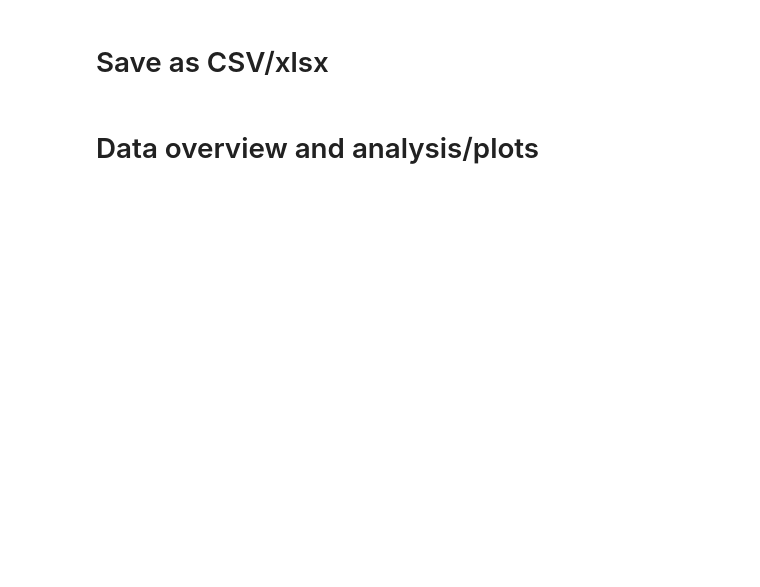
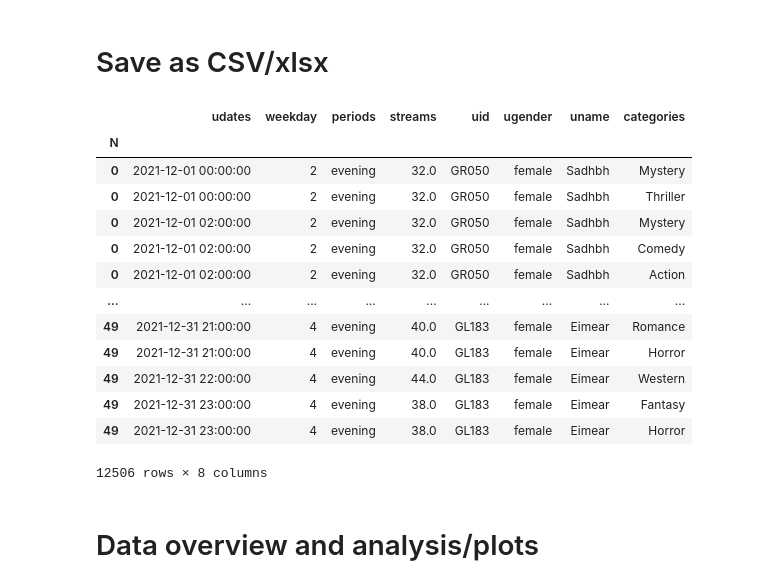
Before and after one commit to Mantvydas-data/Programming-for-DA-2021-Proj, a Jupyter notebook: project.ipynb, the cells around one changed output. Drawn from its saved outputs; the diff is of its cells as text; code cells hidden in the pictures; blank space fills up the shorter version.

Commit message:
Data joined and movie category added

```diff
--- a/project.ipynb
+++ b/project.ipynb
@@ -369,0 +374,4 @@ Data will be joined together indexing one of data variables, data neds to be mel
+# %%
+# Selecting N value for each observation that will be used as index to join data
+fulldf['N']= rng.choice(df2['N'],size=(len(fulldf)))
+fulldf
@@ -369,0 +392,7 @@ Data will be joined together indexing one of data variables, data neds to be mel
+# %%
+# Setting 'N' (numner of users) as index for both dataframes
+df2.set_index('N', inplace=True)
+fulldf.set_index('N', inplace=True)
+# %%
+# Joining df2 to fulldf
+fulldf = fulldf.join(df2)
@@ -370,3 +403,8 @@ Data will be joined together indexing one of data variables, data neds to be mel
+# %%
+# Setting available movie/TV series categories
+categories = ['Action', 'Comedy', 'Drama', 'Fantasy', 'Horror', 'Mystery', 'Romance', 'Thriller', 'Western']
+
+fulldf['categories'] = rng.choice(categories,size=(len(fulldf)))
 # %% [markdown]
 # Save as CSV/xlsx
 # %%
@@ -374,3 +412,20 @@ df2.to_excel('data/check.xlsx')
+# %%
+fulldf
+# %% [output]
+|  | udates | weekday | periods | streams | uid | ugender | uname | categories |
+| N |  |  |  |  |  |  |  |  |
+| 0 | 2021-12-01 00:00:00 | 2 | evening | 32.0 | GR050 | female | Sadhbh | Mystery |
+| 0 | 2021-12-01 00:00:00 | 2 | evening | 32.0 | GR050 | female | Sadhbh | Thriller |
+| 0 | 2021-12-01 02:00:00 | 2 | evening | 32.0 | GR050 | female | Sadhbh | Mystery |
+| 0 | 2021-12-01 02:00:00 | 2 | evening | 32.0 | GR050 | female | Sadhbh | Comedy |
+| 0 | 2021-12-01 02:00:00 | 2 | evening | 32.0 | GR050 | female | Sadhbh | Action |
+| ... | ... | ... | ... | ... | ... | ... | ... | ... |
+| 49 | 2021-12-31 21:00:00 | 4 | evening | 40.0 | GL183 | female | Eimear | Romance |
+| 49 | 2021-12-31 21:00:00 | 4 | evening | 40.0 | GL183 | female | Eimear | Horror |
+| 49 | 2021-12-31 22:00:00 | 4 | evening | 44.0 | GL183 | female | Eimear | Western |
+| 49 | 2021-12-31 23:00:00 | 4 | evening | 38.0 | GL183 | female | Eimear | Fantasy |
+| 49 | 2021-12-31 23:00:00 | 4 | evening | 38.0 | GL183 | female | Eimear | Horror |
+12506 rows × 8 columns
 # %% [markdown]
 # Data overview and analysis/plots
 # %%
```
Also changed, not shown: parts of 27 cells of this notebook, 1 other file.
